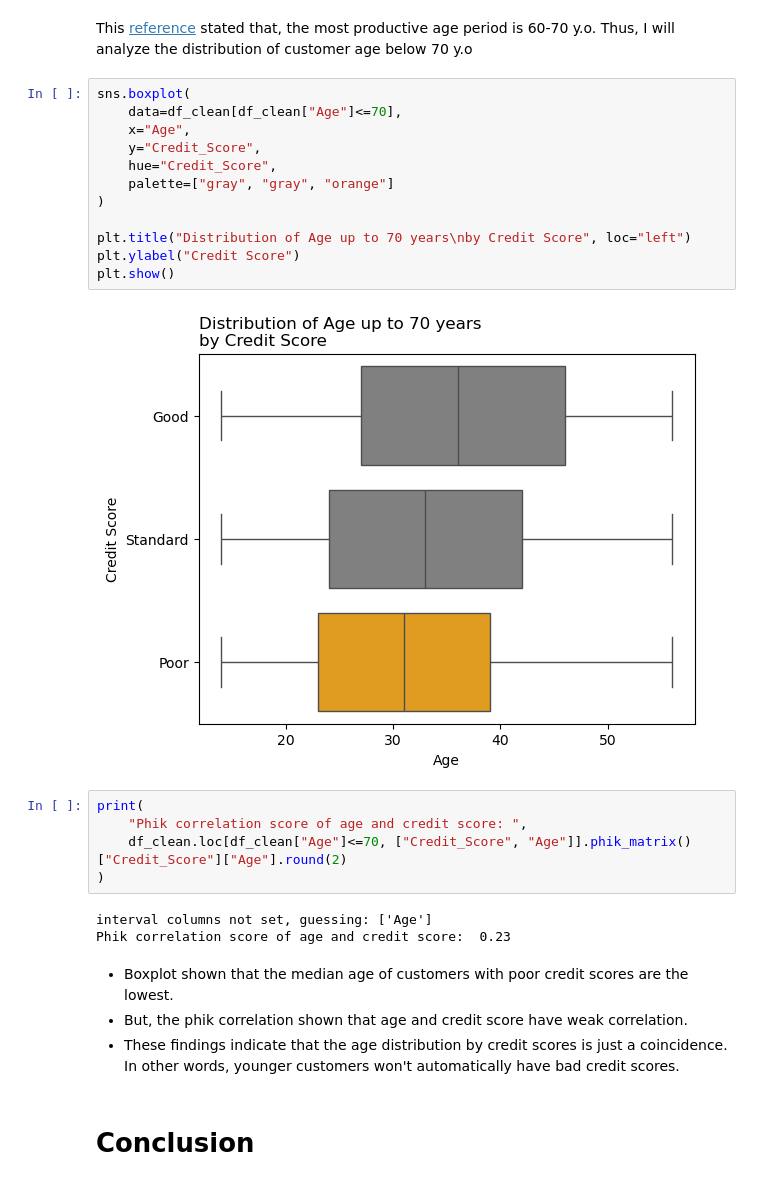
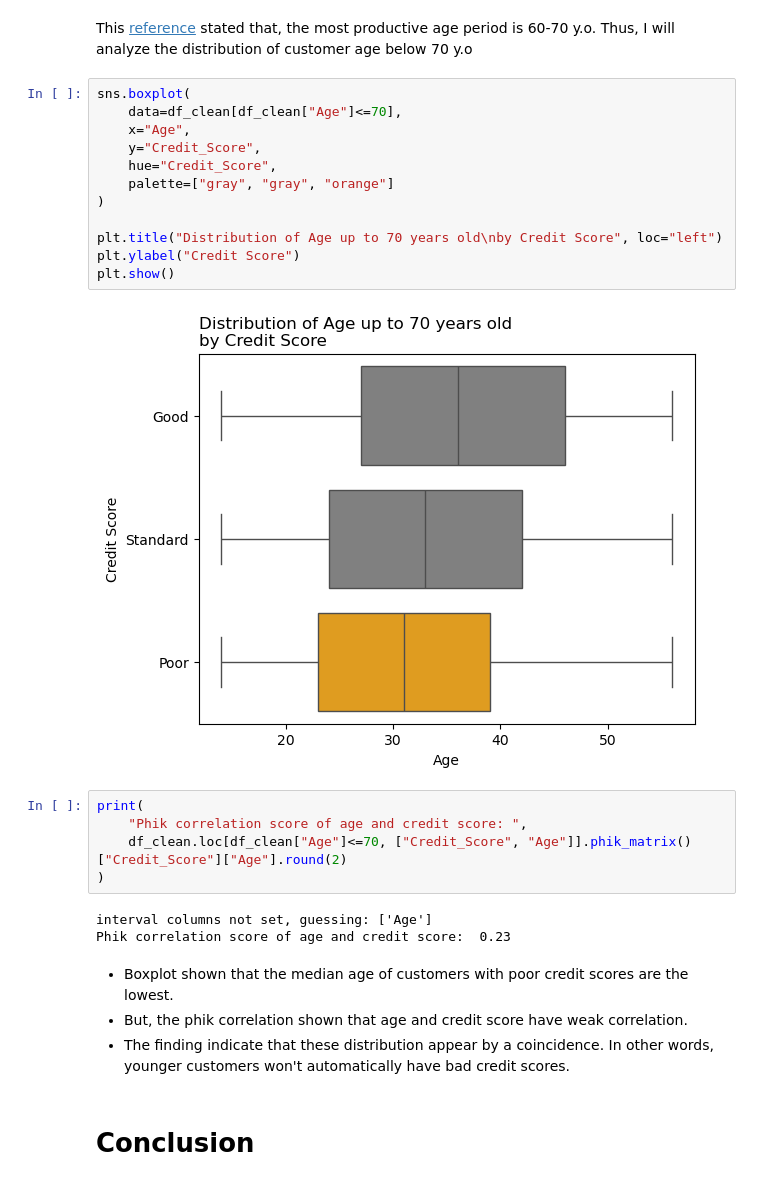
Before and after one commit to Gustana/Bank-Credit-Score-Classification, a Jupyter notebook: eda.ipynb, the cells around one changed output. Saved outputs shown, nothing was run; the diff lists cells and outputs as text.

```diff
--- a/eda.ipynb
+++ b/eda.ipynb
@@ -219,17 +219,17 @@ This [reference](https://www.linkedin.com/posts/phillipcantrell_a-study-found-th
 # %%
 sns.boxplot(
     data=df_clean[df_clean["Age"]<=70],
     x="Age",
     y="Credit_Score",
     hue="Credit_Score",
     palette=["gray", "gray", "orange"]
 )
 
-plt.title("Distribution of Age up to 70 years\nby Credit Score", loc="left")
+plt.title("Distribution of Age up to 70 years old\nby Credit Score", loc="left")
 plt.ylabel("Credit Score")
 plt.show()
 # %% [output]
-[figure, old version]
+[figure, new version]
 # %%
 print(
     "Phik correlation score of age and credit score: ",
@@ -241,7 +241,7 @@ Phik correlation score of age and credit score:  0.23
 # %% [markdown]
 - Boxplot shown that the median age of customers with poor credit scores are the lowest.
 - But, the phik correlation shown that age and credit score have weak correlation.
-- These findings indicate that the age distribution by credit scores is just a coincidence. In other words, younger customers won't automatically have bad credit scores.
+- The finding indicate that these distribution appear by a coincidence. In other words, younger customers won't automatically have bad credit scores.
 # %% [markdown]
 # Conclusion
 # %% [markdown]
```
Also changed, not shown: parts of 4 cells of this notebook.
